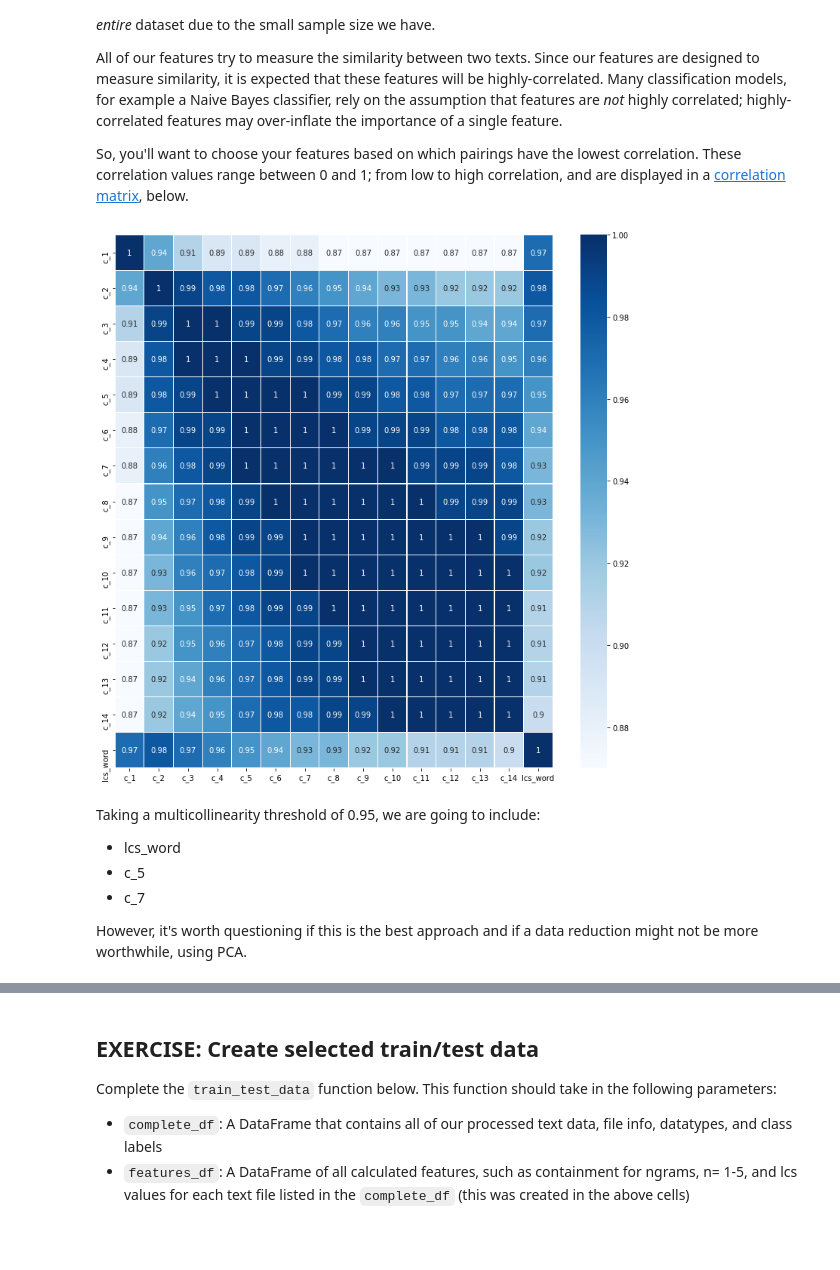
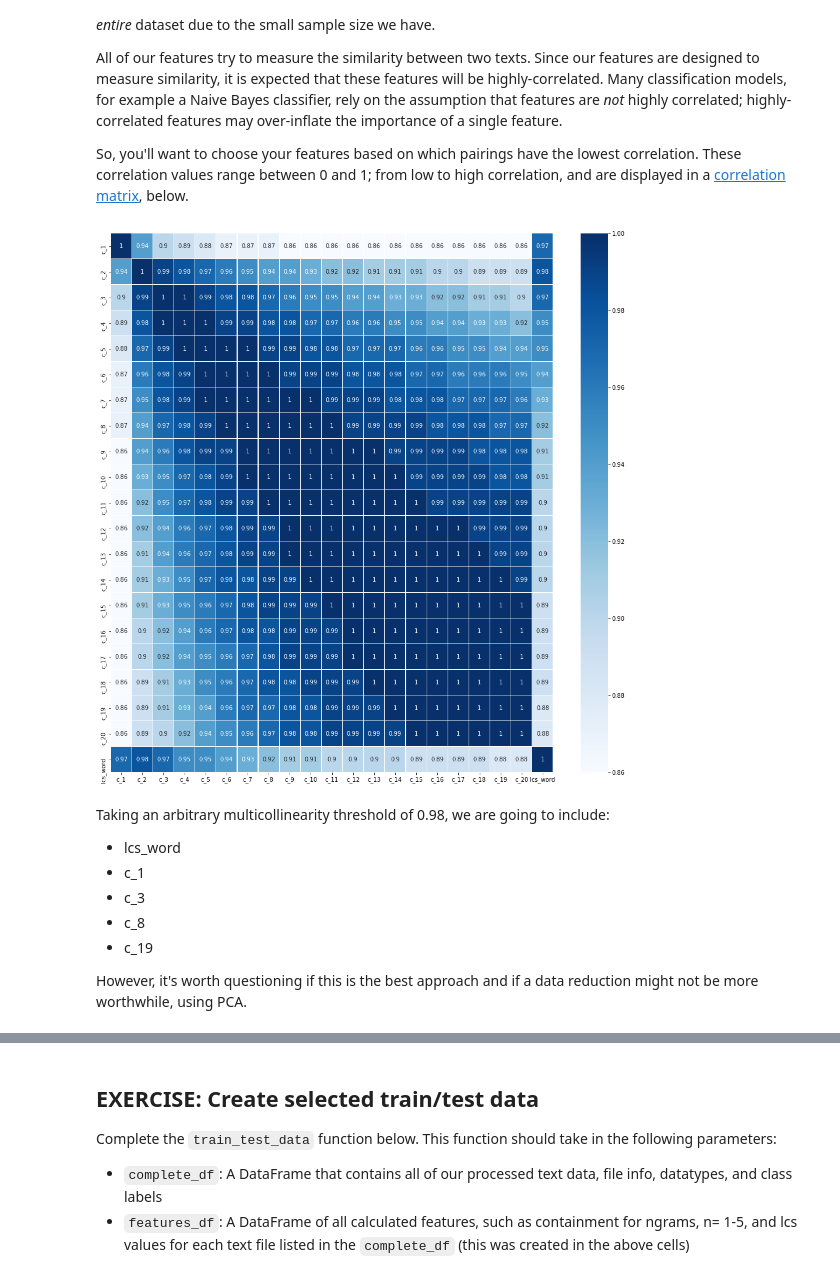
Before and after one commit to Ioana-P/Plagiarism-detection, a Jupyter notebook: 2_Plagiarism_Feature_Engineering.ipynb, the cells around one changed output, grey strips where cells are left out. Saved outputs shown, nothing was run; the diff lists cells and outputs as text; code cells hidden in the pictures; blank space fills up the shorter version.

Commit message:
Feat eng: added select feat; made data

```diff
--- a/2_Plagiarism_Feature_Engineering.ipynb
+++ b/2_Plagiarism_Feature_Engineering.ipynb
@@ -389,3 +408,9 @@ The cell below iterates through the first few files, and calculates the original
 >If you've implemented this correctly, you should see that the non-plagiarized have low or close to 0 containment values and that plagiarized examples have higher containment values, closer to 1.
 
 Note what happens when you change the value of n. I recommend applying your code to multiple files and comparing the resultant containment values. You should see that the highest containment values correspond to files with the highest category (`cut`) of plagiarism level.
+# %%
+file = 'data/orig_taskd.txt'
+f = open(file, mode="rt", encoding='utf-8')
+print(f)
+A = f.read()
+print(A)
@@ -394,7 +431,7 @@ Note what happens when you change the value of n. I recommend applying your code
 n = 3
 
 # indices for first few files
-test_indices = range(5)
+test_indices = range(0,5)
 
 # iterate through files and calculate containment
 category_vals = []
@@ -771,7 +808,7 @@ You'll want to create at least 6 features to choose from as you think about whic
 In the below cell **define an n-gram range**; these will be the n's you use to create n-gram containment features. The rest of the feature creation code is provided.
 # %%
 # Define an ngram range
-ngram_range = range(1,15)
+ngram_range = range(1,21)
 
 
 # The following code may take a minute to run, depending on your ngram_range
@@ -854,24 +897,26 @@ So, you'll want to choose your features based on which pairings have the lowest
 # %%
 import seaborn as sns
 import matplotlib.pyplot as plt
-sns.set_palette('Blues')
+sns.set_palette('Reds')
 # %%
 """
 DON'T MODIFY ANYTHING IN THIS CELL THAT IS BELOW THIS LINE
 """
 # Create correlation matrix for just Features to determine different models to test
 corr_matrix = features_df.corr().abs().round(2)
 
 # display shows all of a dataframe
-plt.figure(figsize=(13,13))
+plt.figure(figsize=(17,17))
 sns.heatmap(corr_matrix, annot=True, cmap='Blues', linewidths=0.15);
 # %% [output]
-[figure, old version]
+[figure, new version]
 # %% [markdown]
-Taking a multicollinearity threshold of 0.95, we are going to include:
+Taking an arbitrary multicollinearity threshold of 0.98, we are going to include:
 - lcs_word
-- c_5
-- c_7
+- c_1
+- c_3
+- c_8
+- c_19
 
 However, it's worth questioning if this is the best approach and if a data reduction might not be more worthwhile, using PCA.
 # %%
```
Also changed, not shown: parts of 24 cells of this notebook, 3 other files.
